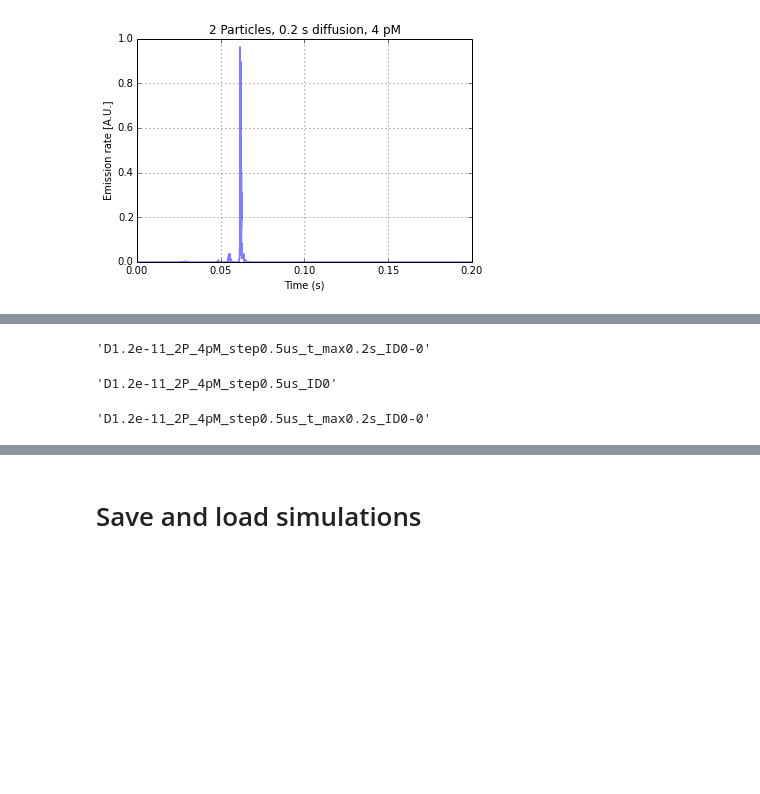
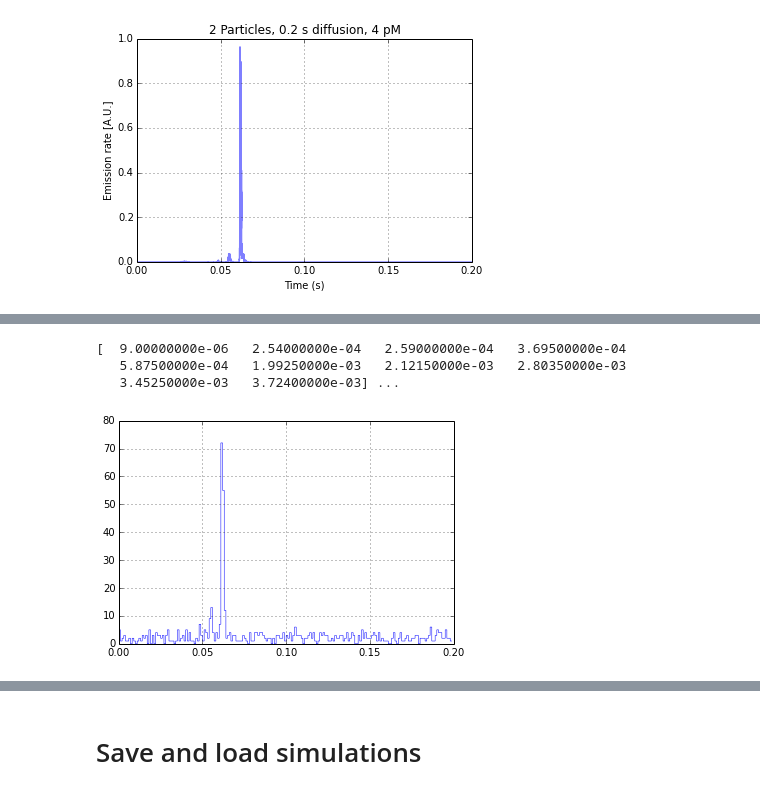
Before and after one commit to tritemio/PyBroMo, a Jupyter notebook: notebooks/PyBroMo - 1.1 Run simulation - Single host.ipynb, the cells around one changed output, grey strips where cells are left out. Saved outputs shown, nothing was run; the diff lists cells and outputs as text; code cells hidden in the pictures; blank space fills up the shorter version.

```diff
--- a/notebooks/PyBroMo - 1.1 Run simulation - Single host.ipynb
+++ b/notebooks/PyBroMo - 1.1 Run simulation - Single host.ipynb
@@ -85,12 +119,12 @@ plot_timetrace(S, scroll_gui=False)
 # %%
-S.name
+S.gen_ph_times()
-# %% [output]
-'D1.2e-11_2P_4pM_step0.5us_t_max0.2s_ID0-0'
-# %%
-S._compact_repr_core()
-# %% [output]
-'D1.2e-11_2P_4pM_step0.5us_ID0'
-# %%
-S._compact_repr()
-# %% [output]
-'D1.2e-11_2P_4pM_step0.5us_t_max0.2s_ID0-0'
+# %%
+print S.ph_times[:10], '...'
+# %% [output]
+[  9.00000000e-06   2.54000000e-04   2.59000000e-04   3.69500000e-04
+   5.87500000e-04   1.99250000e-03   2.12150000e-03   2.80350000e-03
+   3.45250000e-03   3.72400000e-03] ...
+# %%
+plt.hist(S.ph_times, bins=np.r_[:200]*1e-3, histtype='step');
+# %% [output]
+[figure, added]
```
Also changed, not shown: parts of 29 cells of this notebook, 6 other files.
